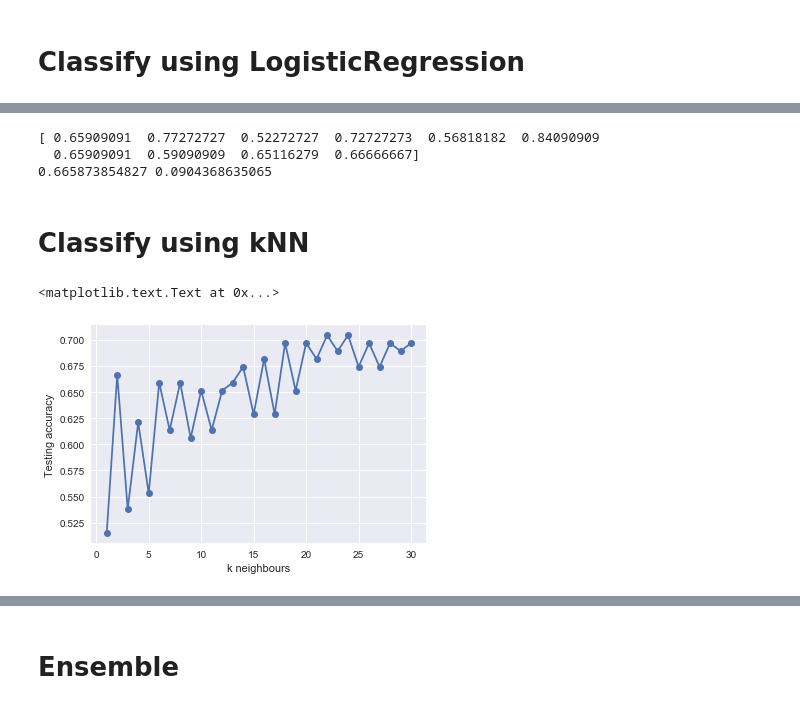
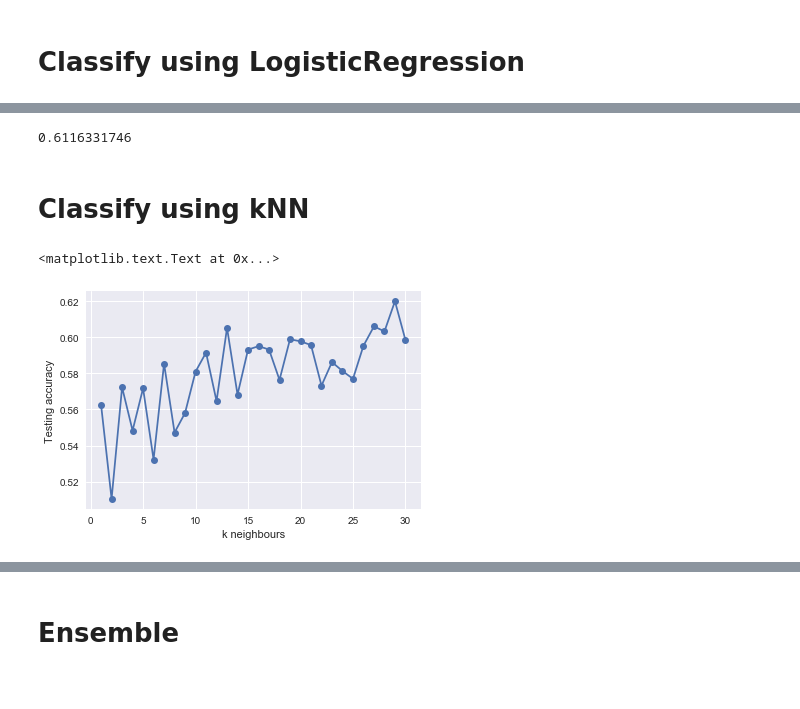
Before and after one commit to terryyin/rubygem_digger, a Jupyter notebook: notebook/sklearn-rubygems.ipynb, the cells around one changed output, grey strips where cells are left out. Drawn from its saved outputs; the diff is of its cells as text; code cells hidden in the pictures.

```diff
--- a/notebook/sklearn-rubygems.ipynb
+++ b/notebook/sklearn-rubygems.ipynb
@@ -38,6 +101,7 @@ for name in df.columns:
         old_new_cols[name] = name.split('.')[1]
 
 df.rename(columns=old_new_cols, inplace=True)
+df = df[df["avg_nloc"]<20]
 df.head()
 # %% [output]
 |  | label | name | Attribute | BooleanParameter | ClassVariable | ControlParameter | DataClump | ... |
@@ -172,5 +232,0 @@ Index: []
-# %%
-print(df.shape)
-if len(rows_with_NaNs) > 0:
-    df.dropna(inplace=True)
-    print(df.shape)
@@ -202,9 +247,9 @@ label_counts_summary(y, label='Full set')
 
 # split full dataset into 70% training and 30% test data
 # test data is used only to evalute the model's prediction performance
-X_train, X_test, y_train, y_test = train_test_split(X, y, test_size=0.3)
+X_train, y_train, dftest = my_train_test_split(df, test_size=0.3)
 
 label_counts_summary(y_train, label='Training set')
-label_counts_summary(y_test, label='Test set')
+#label_counts_summary(dftest, label='Test set')
 # %% [output]
 label: Full set
@@ -226,2 +272,25 @@ frequency: 0.273
+# %%
+def predict_sequence(estimator, df, name, label, threshold=0.5):
+    X = df[df['name']==name][df['label']==label][features]
+    y_pred = estimator.predict(X)
+    return 0 if np.mean(y_pred) < threshold else 1
+
+def test_model(model, dftest):
+    estimator = model
+    testers = dftest[["name", "label"]].drop_duplicates()
+    y_test = (testers.label == 'maintained').values.astype(int)
+    y_pred = [predict_sequence(estimator, dftest, t[0], t[1]) for t in testers.values]
+    #print(y_pred)
+    #print(y_test)
+    #print(metrics.classification_report(y_test, y_pred))
+    return metrics.accuracy_score(y_test, y_pred)
+
+def train_and_test(model, df):
+    accuracies = []
+    for i in range(5):
+        X_train, y_train, test = my_train_test_split(df, test_size=0.3)
+        model.fit(X_train, y_train)
+        accuracies.append(test_model(model, test))
+    return np.mean(accuracies)
 # %% [markdown]
 # Classify using LogisticRegression
@@ -264,32 +297,26 @@ Split data into 10 blocks and use 1 as testing and 9 others as training. Repeat
-# %%
-model = LogisticRegression()
-scores = cross_val_score(model, X, y, cv=10, scoring='accuracy')
-print(scores)
-print(scores.mean(), scores.std())
-# %% [output]
-[ 0.65909091  0.77272727  0.52272727  0.72727273  0.56818182  0.84090909
-  0.65909091  0.59090909  0.65116279  0.66666667]
-0.665873854827 0.0904368635065
+# %%
+model = LogisticRegression()
+print(train_and_test(model, df))
+# %% [output]
+0.6116331746
 # %% [markdown]
 # Classify using kNN
 # %%
 X_train, X_test, y_train, y_test = train_test_split(X, y, test_size=0.3)
 
 nb_range = np.arange(1, 31)
 a_scores = []
 
 for nb in nb_range:
     model = KNeighborsClassifier(n_neighbors=nb)
-    model.fit(X_train, y_train)
-    y_pred = model.predict(X_test)
-    a_scores.append(metrics.accuracy_score(y_test, y_pred))
+    a_scores.append(train_and_test(model, df))
 
 plt.plot(nb_range, a_scores, 'o-')
 plt.ylabel('Testing accuracy')
 plt.xlabel('k neighbours')
 # %% [output]
 <matplotlib.text.Text at 0x...>
-[figure, old version]
+[figure, new version]
 # %%
 from sklearn.grid_search import GridSearchCV
 # %%
```
Also changed, not shown: parts of 31 cells of this notebook, 9 other files.
